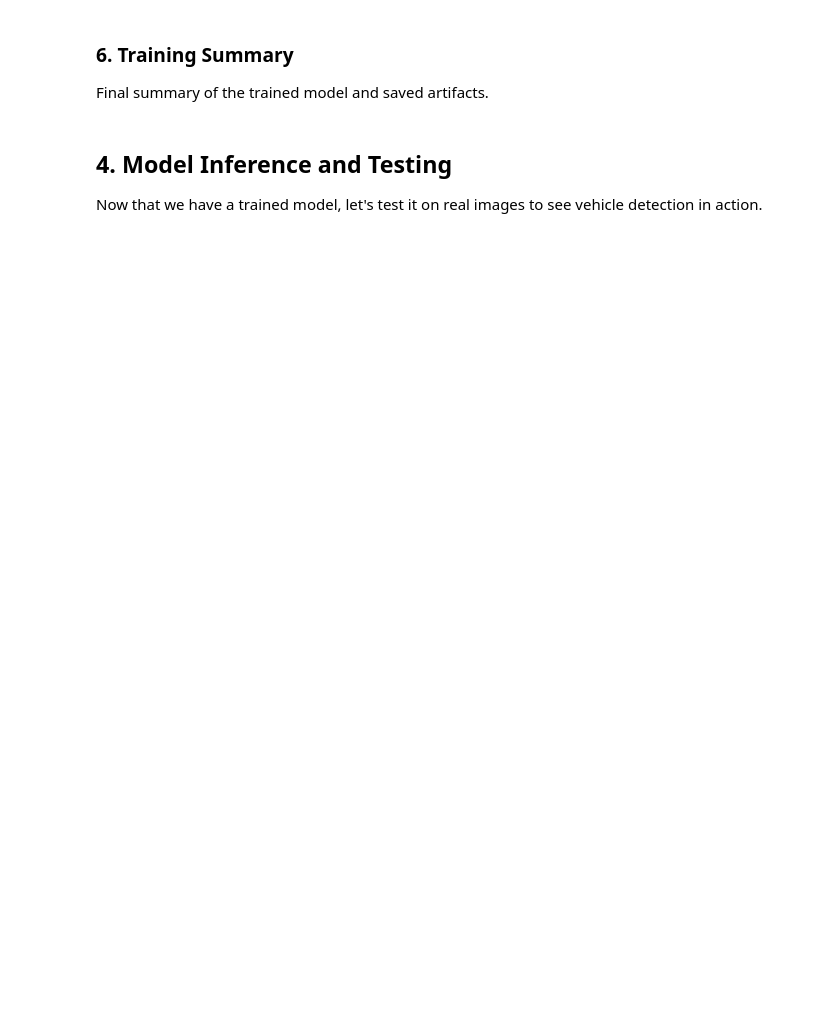
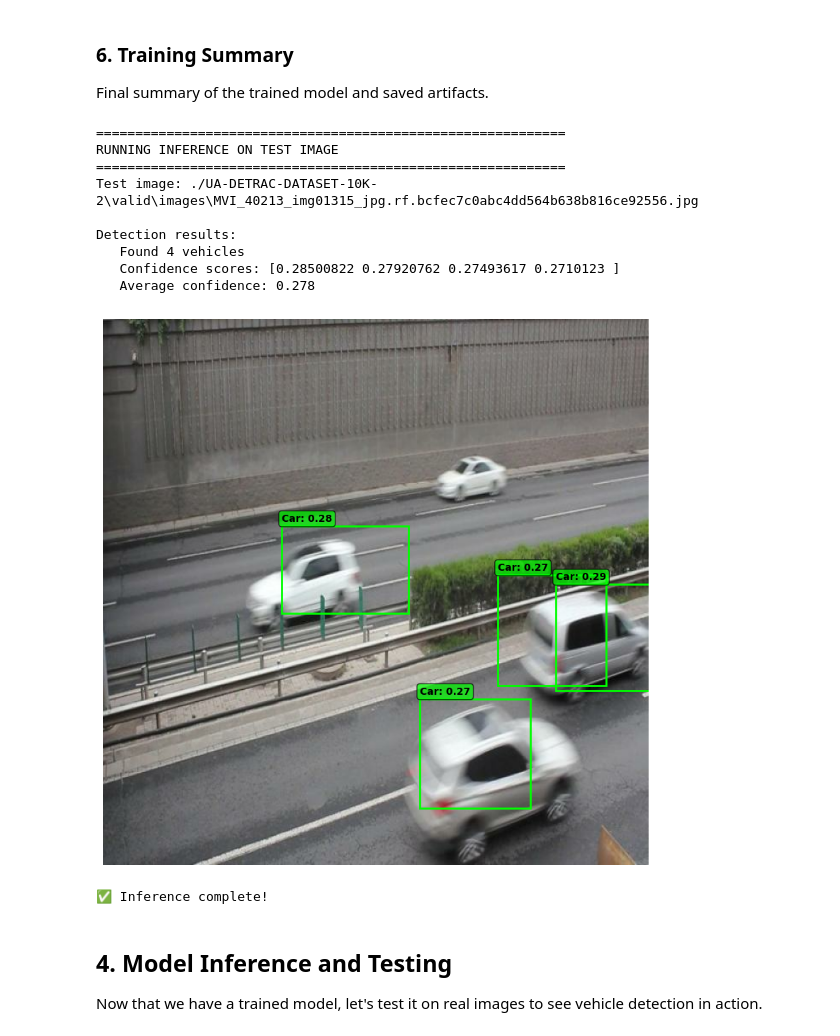
Before and after one commit to IbaiZJ/CRAI, a Jupyter notebook: ai/notebooks/crai.ipynb, the cells around one changed output. Drawn from its saved outputs; the diff is of its cells as text; code cells hidden in the pictures; blank space fills up the shorter version.

```diff
--- a/ai/notebooks/crai.ipynb
+++ b/ai/notebooks/crai.ipynb
@@ -395,5 +537,25 @@ Creamos una función que envuelve load_sample():
 # %%
 def load_and_augment(image_path: str, label_path: str) -> tuple[tf.Tensor, dict[str, tf.Tensor]]:
+    """
+    Carga una imagen y sus etiquetas, luego aplica data augmentation.
+
+    ⚠️ IMPORTANTE: Esta función transforma TANTO la imagen COMO los bounding boxes
+    para mantener la coherencia espacial durante el entrenamiento.
+    """
+    # 1. Cargar imagen y etiquetas
     image, targets = load_sample(image_path, label_path)
-    # image = augment_image(image)
-    return image, targets
+
+    # 2. Extraer boxes y clases
+    boxes = targets["boxes"]      # Shape: (N, 4) - [x_center, y_center, w, h]
+    classes = targets["classes"]  # Shape: (N,)
+
+    # 3. Aplicar augmentation a imagen Y boxes juntos
+    image, boxes = augment_image_and_boxes(image, boxes)
+
+    # 4. Reconstruir targets con boxes transformados
+    augmented_targets = {
+        "boxes": boxes,
+        "classes": classes
+    }
+
+    return image, augmented_targets
@@ -1060,12 +1295,12 @@ def generate_all_anchors(feature_map_sizes, image_size=(IMG_HEIGHT, IMG_WIDTH)):
     return tf.constant(all_anchors, dtype=tf.float32), anchor_counts
 
 
-# Define feature map sizes for IMG_SIZE (180, 320)
-# These correspond to the output of MobileNetV2 layers at different depths
+# Define feature map sizes for IMG_SIZE (640, 640)
+# These correspond to the actual output of MobileNetV2 layers
 feature_map_sizes = [
-    (23, 40),   # block_6_expand_relu
-    (12, 20),   # block_13_expand_relu
-    (6, 10)     # out_relu
+    (80, 80),   # block_6_expand_relu
+    (40, 40),   # block_13_expand_relu
+    (20, 20)    # out_relu
 ]
 
 print("✅ Feature map sizes for anchor generation:")
@@ -2607,35 +2793,47 @@ def predict_on_image(image_path, model, anchors, conf_threshold=0.7, nms_thresho
 # Test on a validation image
 print("=" * 60)
 print("RUNNING INFERENCE ON TEST IMAGE")
 print("=" * 60)
 
 test_img_path, _ = val_samples[0]
 print(f"Test image: {test_img_path}")
 
 image, (boxes, scores, classes) = predict_on_image(
     test_img_path, model, ANCHORS,
-    conf_threshold=0.3,  # Lower threshold for testing
-    nms_threshold=0.45
+    conf_threshold=0.27,  # Lower threshold for testing
+    nms_threshold=0.3
 )
 
 print(f"\nDetection results:")
 print(f"   Found {len(boxes)} vehicles")
 if len(boxes) > 0:
     print(f"   Confidence scores: {scores.numpy()}")
     print(f"   Average confidence: {tf.reduce_mean(scores).numpy():.3f}")
 
 # Visualize results
 if len(boxes) > 0:
     fig = visualize_detections(image, boxes.numpy(), scores.numpy())
     plt.show()
     print("\n✅ Inference complete!")
 else:
     print("\n⚠️ No detections found. Model may need more training.")
     plt.figure(figsize=(12, 8))
     plt.imshow(image)
     plt.title("No detections (try lowering confidence threshold)")
     plt.axis('off')
     plt.show()
+# %% [output]
+============================================================
+RUNNING INFERENCE ON TEST IMAGE
+============================================================
+Test image: ./UA-DETRAC-DATASET-10K-2\valid\images\MVI_40213_img01315_jpg.rf.bcfec7c0abc4dd564b638b816ce92556.jpg
+
+Detection results:
+   Found 4 vehicles
+   Confidence scores: [0.28500822 0.27920762 0.27493617 0.2710123 ]
+   Average confidence: 0.278
+[figure, added]
+✅ Inference complete!
 # %% [markdown]
 ## 4. Model Inference and Testing
 
```
Also changed, not shown: parts of 70 cells of this notebook, 27 other files.
